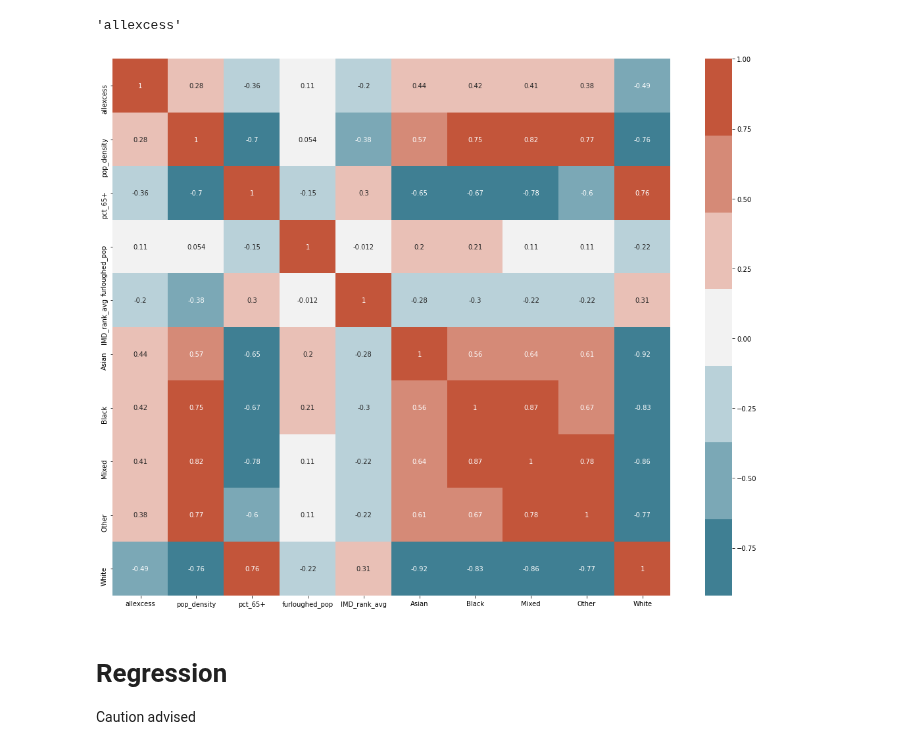
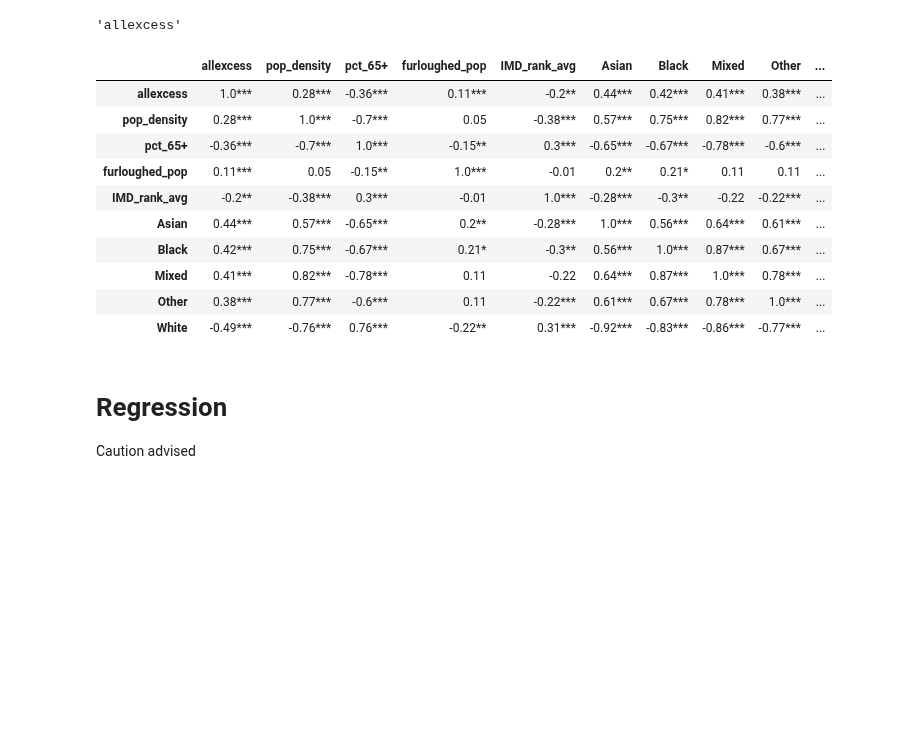
Before and after one commit to Quotennial/covid_bame, a Jupyter notebook: notebooks/Excess Deaths and Ethnicity.ipynb, the cells around one changed output. Saved outputs shown, nothing was run; the diff lists cells and outputs as text; code cells hidden in the pictures; blank space fills up the shorter version.

```diff
--- a/notebooks/Excess Deaths and Ethnicity.ipynb
+++ b/notebooks/Excess Deaths and Ethnicity.ipynb
@@ -151,25 +142,39 @@ target_var
 # %% [output]
 'allexcess'
 # %%
-dense_df = dense_df.join(ethnicity_df)
 dense_df_plot = dense_df.drop(columns=[ "area", "total_pop", 'total_furloughed',
                                        'Local Authority District name (2019)','geometry',])
 
 
 dense_df_plot = dense_df_plot[[target_var,'pop_density','pct_65+','furloughed_pop', 'IMD_rank_avg',
                                 'Asian', 'Black', 'Mixed', 'Other','White']]
-
-# dense_df_plot.columns = ['Area Name','Covid Deaths pct',
-#                                'White', 'Mixed','Black African Caribbean', 'Asian', 'Other',
-#                                'Population Density','pct 65+','pct Furloughed', 'IMD rank avg',  ]
-
-
-plt.figure(figsize=(19, 15))
-corrMatrix = dense_df_plot.corr()
-sns.heatmap(corrMatrix, annot=True, cmap=sns.diverging_palette(220, 20, n=7))
-plt.savefig("../reports/figures/furlough_deprivation_cormat.png")
-# %% [output]
-[figure, removed]
+# %%
+# Spearmans Corrleation
+rho = dense_df_plot.corr().round(2)
+pval = dense_df_plot.corr(method=lambda x, y: spearmanr(x, y)[1]) - np.eye(*rho.shape)
+p = pval.applymap(lambda x: ''.join(['*' for t in [0.01,0.05,0.1] if x<=t]))
+
+
+plt.figure(figsize=(19, 15))
+corrMatrix = dense_df_plot.corr(method="spearman")
+sns.heatmap(rho, annot=True, cmap=sns.diverging_palette(220, 20, n=7))
+plt.savefig("../reports/figures/furlough_deprivation_cormat.png")
+# %%
+# Significance / p values
+
+rho.astype(str) + p
+# %% [output]
+|  | allexcess | pop_density | pct_65+ | furloughed_pop | IMD_rank_avg | Asian | Black | Mixed | Other | ... |
+| allexcess | 1.0*** | 0.28*** | -0.36*** | 0.11*** | -0.2** | 0.44*** | 0.42*** | 0.41*** | 0.38*** | ... |
+| pop_density | 0.28*** | 1.0*** | -0.7*** | 0.05 | -0.38*** | 0.57*** | 0.75*** | 0.82*** | 0.77*** | ... |
+| pct_65+ | -0.36*** | -0.7*** | 1.0*** | -0.15** | 0.3*** | -0.65*** | -0.67*** | -0.78*** | -0.6*** | ... |
+| furloughed_pop | 0.11*** | 0.05 | -0.15** | 1.0*** | -0.01 | 0.2** | 0.21* | 0.11 | 0.11 | ... |
+| IMD_rank_avg | -0.2** | -0.38*** | 0.3*** | -0.01 | 1.0*** | -0.28*** | -0.3** | -0.22 | -0.22*** | ... |
+| Asian | 0.44*** | 0.57*** | -0.65*** | 0.2** | -0.28*** | 1.0*** | 0.56*** | 0.64*** | 0.61*** | ... |
+| Black | 0.42*** | 0.75*** | -0.67*** | 0.21* | -0.3** | 0.56*** | 1.0*** | 0.87*** | 0.67*** | ... |
+| Mixed | 0.41*** | 0.82*** | -0.78*** | 0.11 | -0.22 | 0.64*** | 0.87*** | 1.0*** | 0.78*** | ... |
+| Other | 0.38*** | 0.77*** | -0.6*** | 0.11 | -0.22*** | 0.61*** | 0.67*** | 0.78*** | 1.0*** | ... |
+| White | -0.49*** | -0.76*** | 0.76*** | -0.22** | 0.31*** | -0.92*** | -0.83*** | -0.86*** | -0.77*** | ... |
 # %% [markdown]
 # Regression
 Caution advised
```
Also changed, not shown: parts of 11 cells of this notebook, 4 other files.
